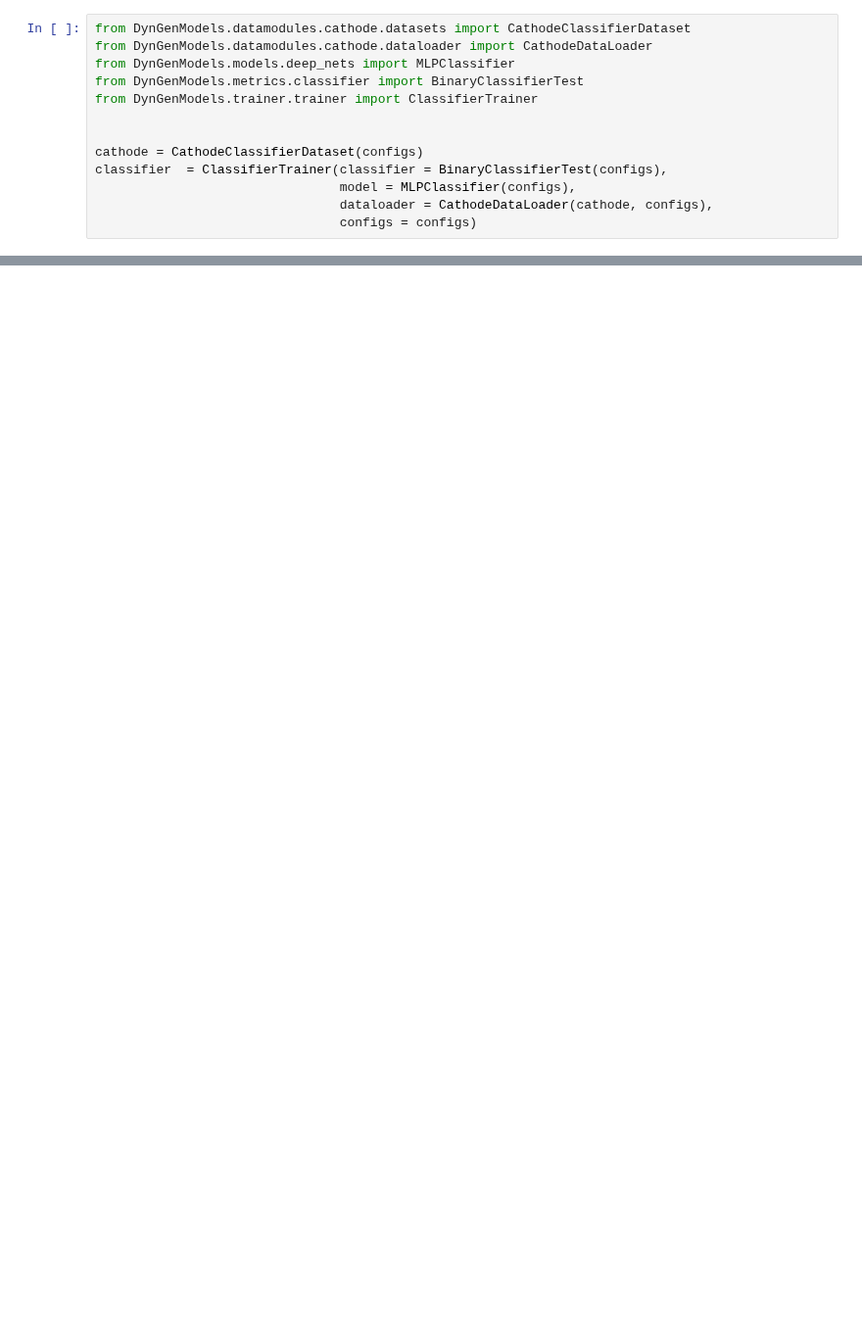
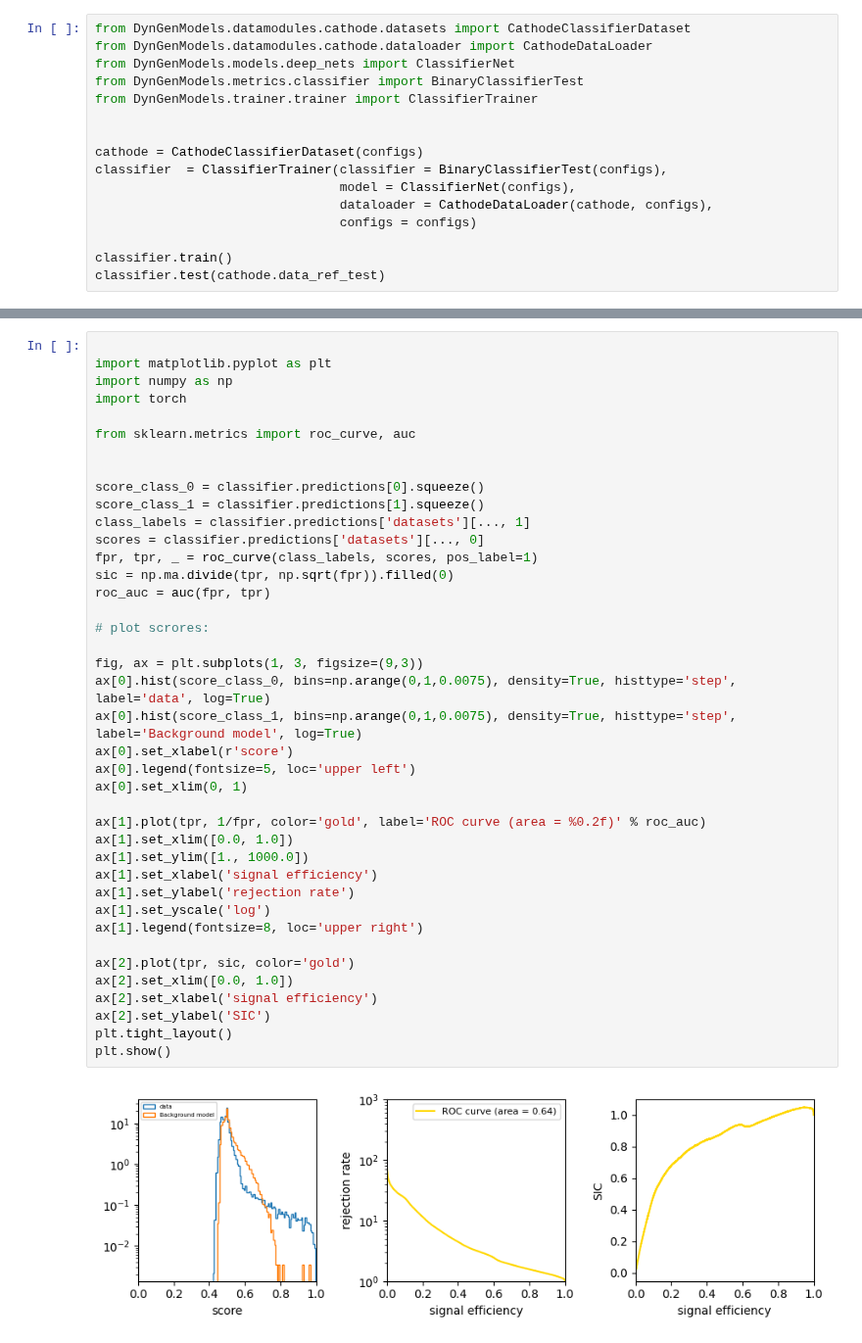
Before and after one commit to dfaroughy/DynGenModels, a Jupyter notebook: notebooks/cathode.ipynb, the cells around one changed output, grey strips where cells are left out. Shown at 98% size. Drawn from its saved outputs; the diff is of its cells as text; blank space fills up the shorter version.

```diff
--- a/notebooks/cathode.ipynb
+++ b/notebooks/cathode.ipynb
@@ -310,14 +304,17 @@ cathode.data, cathode.labels
 # %%
 from DynGenModels.datamodules.cathode.datasets import CathodeClassifierDataset
 from DynGenModels.datamodules.cathode.dataloader import CathodeDataLoader
-from DynGenModels.models.deep_nets import MLPClassifier
+from DynGenModels.models.deep_nets import ClassifierNet
 from DynGenModels.metrics.classifier import BinaryClassifierTest
 from DynGenModels.trainer.trainer import ClassifierTrainer
 
 
 cathode = CathodeClassifierDataset(configs)
 classifier  = ClassifierTrainer(classifier = BinaryClassifierTest(configs),
-                                model = MLPClassifier(configs),
+                                model = ClassifierNet(configs),
                                 dataloader = CathodeDataLoader(cathode, configs),
                                 configs = configs)
+
+classifier.train()
+classifier.test(cathode.data_ref_test)
 # %% [output]
@@ -359,0 +344,42 @@ plt.show()
+# %%
+
+import matplotlib.pyplot as plt
+import numpy as np
+import torch
+
+from sklearn.metrics import roc_curve, auc
+
+
+score_class_0 = classifier.predictions[0].squeeze()
+score_class_1 = classifier.predictions[1].squeeze()
+class_labels = classifier.predictions['datasets'][..., 1]
+scores = classifier.predictions['datasets'][..., 0]
+fpr, tpr, _ = roc_curve(class_labels, scores, pos_label=1)
+sic = np.ma.divide(tpr, np.sqrt(fpr)).filled(0)
+roc_auc = auc(fpr, tpr)
+
+# plot scrores:
+
+fig, ax = plt.subplots(1, 3, figsize=(9,3))
+ax[0].hist(score_class_0, bins=np.arange(0,1,0.0075), density=True, histtype='step', label='data', log=True)
+ax[0].hist(score_class_1, bins=np.arange(0,1,0.0075), density=True, histtype='step', label='Background model', log=True)
+ax[0].set_xlabel(r'score')
+ax[0].legend(fontsize=5, loc='upper left')
+ax[0].set_xlim(0, 1)
+
+ax[1].plot(tpr, 1/fpr, color='gold', label='ROC curve (area = %0.2f)' % roc_auc)
+ax[1].set_xlim([0.0, 1.0])
+ax[1].set_ylim([1., 1000.0])
+ax[1].set_xlabel('signal efficiency')
+ax[1].set_ylabel('rejection rate')
+ax[1].set_yscale('log')
+ax[1].legend(fontsize=8, loc='upper right')
+
+ax[2].plot(tpr, sic, color='gold')
+ax[2].set_xlim([0.0, 1.0])
+ax[2].set_xlabel('signal efficiency')
+ax[2].set_ylabel('SIC')
+plt.tight_layout()
+plt.show()
+# %% [output]
+[figure, added]
```
Also changed, not shown: parts of 19 cells of this notebook, 6 other files.
